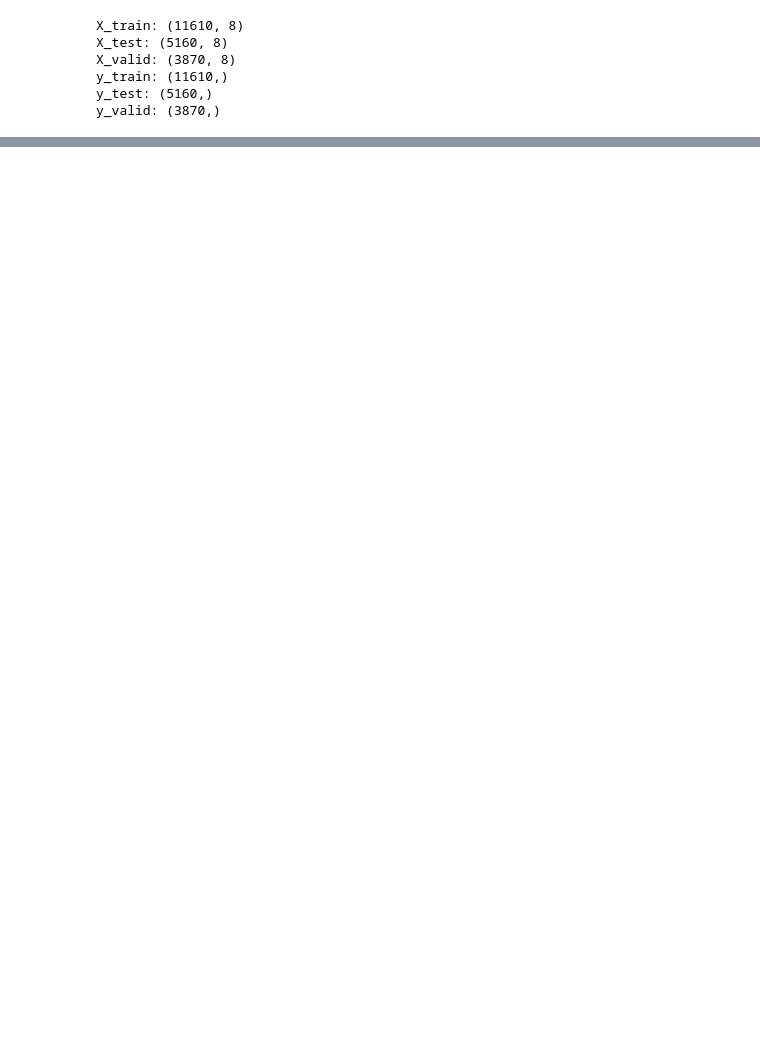
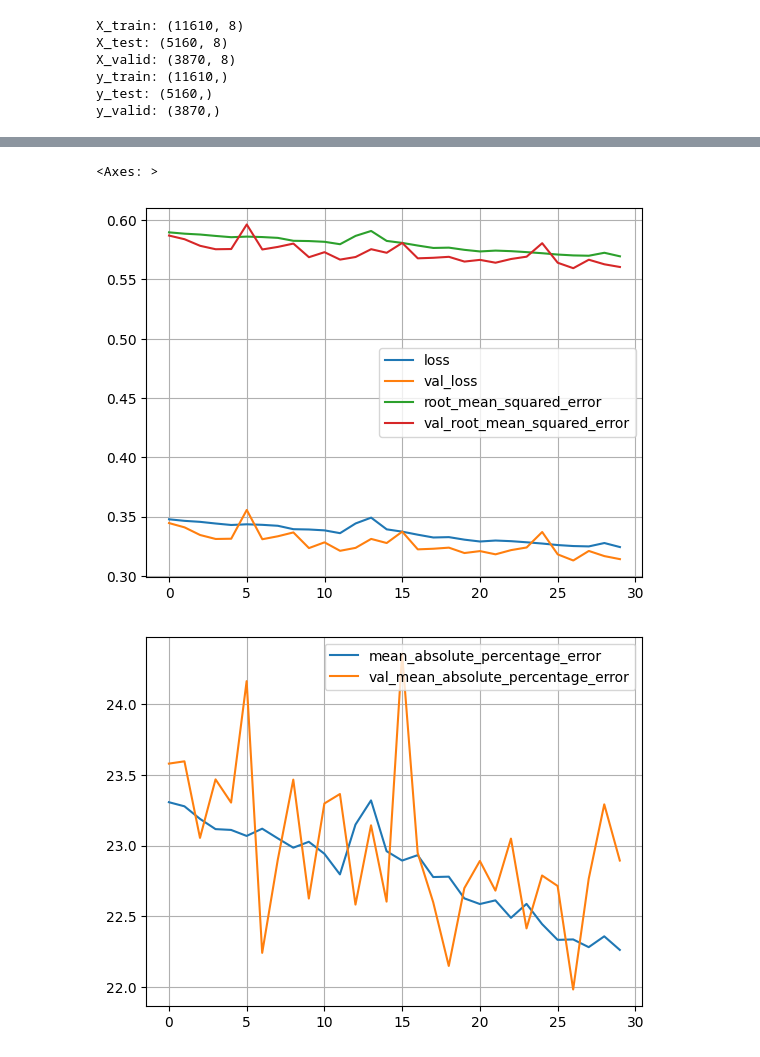
Before and after one commit to omoranav/Talento_Tech, a Jupyter notebook: Actividad_4_Red_neuronal_para_regresión_Keras.ipynb, the cells around one changed output, grey strips where cells are left out. Saved outputs shown, nothing was run; the diff lists cells and outputs as text; code cells hidden in the pictures; blank space fills up the shorter version.

```diff
--- a/Actividad_4_Red_neuronal_para_regresión_Keras.ipynb
+++ b/Actividad_4_Red_neuronal_para_regresión_Keras.ipynb
@@ -122,0 +123,5 @@ mean_absolute_percentage_error test: 23.837203979492188
+# %%
+#Entrenar el modelo
+history =model.fit(X_train, y_train,
+                   epochs=30,
+                   validation_data=(X_valid, y_valid))
@@ -122,0 +146,11 @@ mean_absolute_percentage_error test: 23.837203979492188
+# %%
+#Graficar el historial de entrenamiento
+dfHistory = pd.DataFrame (history.history)
+dfHistory [['loss', 'val_loss', 'root_mean_squared_error',
+            'val_root_mean_squared_error']].plot(grid=True)
+dfHistory[['mean_absolute_percentage_error',
+           'val_mean_absolute_percentage_error']].plot(grid=True)
+# %% [output]
+<Axes: >
+[figure, added]
+[figure, added]
```
Also changed, not shown: parts of 5 cells of this notebook, 4 other files.
